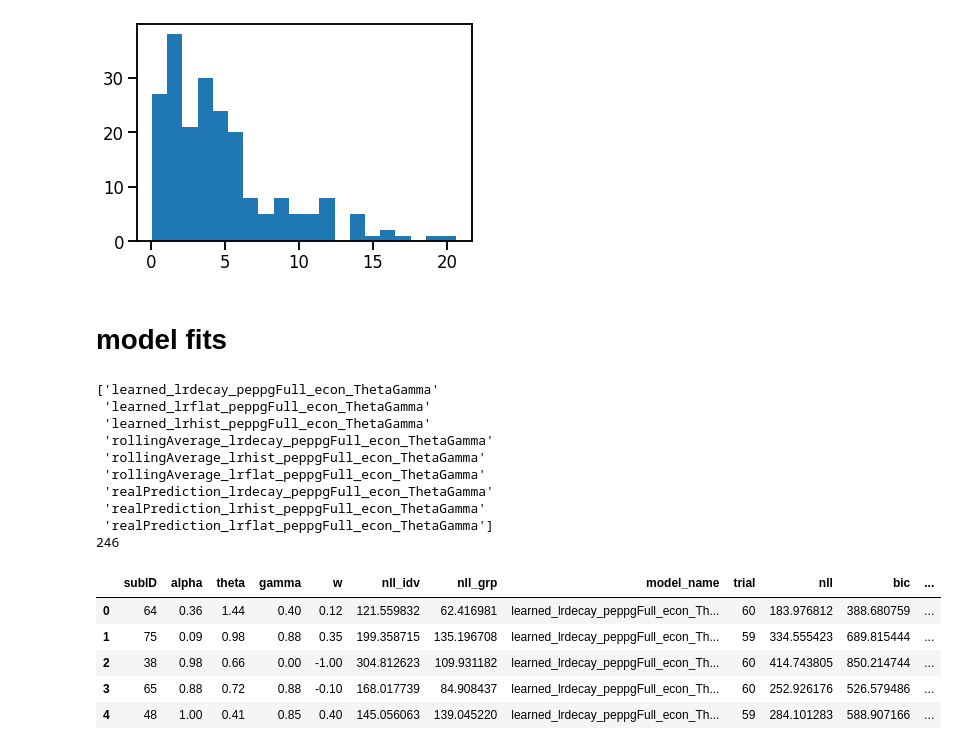
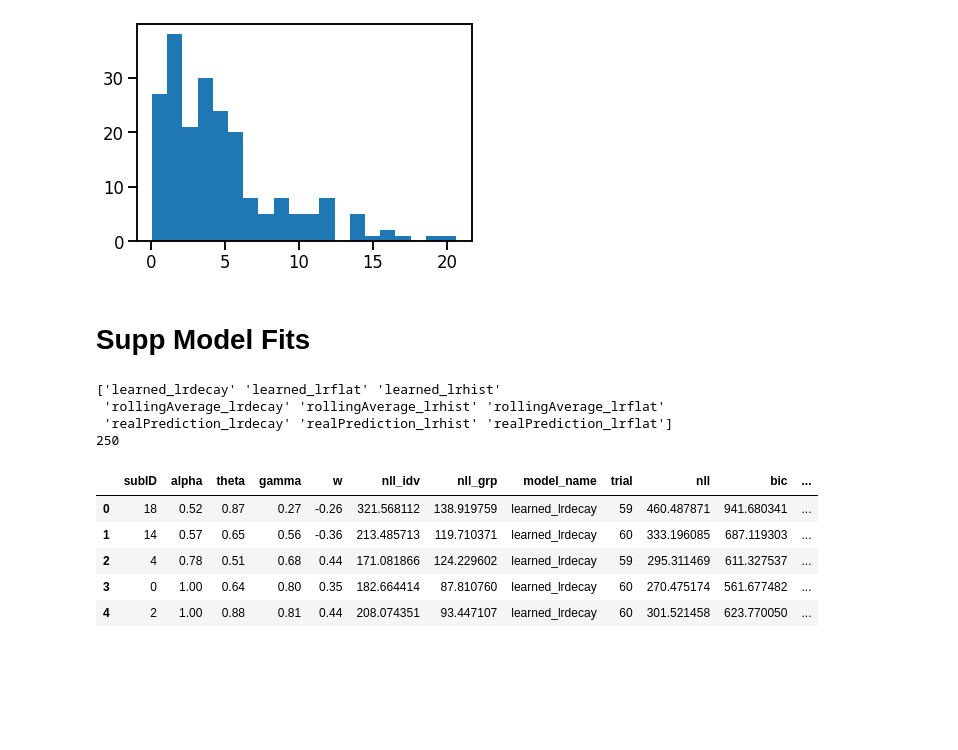
Before and after one commit to gracewndeng99/dyadForaging, a Jupyter notebook: scripts_final/supp_analysis.ipynb, the cells around one changed output. Cells and saved outputs as stored; diff of their text form; code cells hidden in the pictures; blank space fills up the shorter version.

```diff
--- a/scripts_final/supp_analysis.ipynb
+++ b/scripts_final/supp_analysis.ipynb
@@ -905,20 +905,21 @@ plt.hist(d, bins=20)
 [figure]
 [figure]
 # %% [markdown]
-# model fits
+# Supp Model Fits
 # %%
-folder = "conf" #"conf"
+folder='expl'
 def read_model_df(mname, fname, folder = folder):
     if fname != '':
         fname = '_' + fname
     if folder == "conf":
-        rep2 = pd.read_csv(f'../model_fits/rl_rep2/{mname}{fname}.csv')
-        rep2['subID']= rep2['subID'] + 400
+        df = pd.read_csv(f'../model_fits/rl_rep2/{mname}{fname}.csv')
+        df['subID']= df_flat['subID'] + 400
+        df = pd.concat([pd.read_csv(f"../model_fits/rl_{folder}/{mname}{fname}.csv"), df])
 
-        df = pd.concat([rep2, pd.read_csv(f"../model_fits/rl_{folder}/{mname}{fname}.csv")])
     else:
         df = pd.read_csv(f"../model_fits/rl_{folder}/{mname}{fname}.csv")
 
+    # print(len(df['subID'].unique()))
     return df
 
 # mymodel = "lrflat_peppgFull_econ_ThetaGamma"
@@ -949,6 +950,13 @@ def myaic(nll, k, N = 176):
 # print(np.mean(params_df['nll']))
 
 # params_df.head()
+
+if folder=='conf':
+    df_group = pd.read_csv('../processed_data/parsed_group_rep2.csv')
+    df_group['subID'] = df_group['subID'] + 400
+    df_group = pd.concat([pd.read_csv('../processed_data/parsed_group_conf.csv'), df_group]).reset_index(drop=True)
+else:
+    df_group = pd.read_csv(f'../processed_data/parsed_group_{folder}.csv')
 # %%
 # mymodel = "lrhist_peppgFull_econ_ThetaGamma"
 # # mymodel2 = "deltaWeightBlame"
@@ -1020,49 +1028,46 @@ m1_list = [
         "realPrediction_lrhist_peppgFull_econ_ThetaGamma",
         "realPrediction_lrflat_peppgFull_econ_ThetaGamma",
         ]
 m2_list = ["arbWeight_llh"] #"deltaWeight",
 
 all_params_df = pd.DataFrame()
 
 for mymodel in m1_list:
     for mymodel2 in m2_list:
         # try:
         params_df = read_model_df(f"{mymodel}_{mymodel2}", '')
-        params_df['model_name'] = mymodel
+        params_df['model_name'] = "_".join(mymodel.split("_")[:2])
         k = 4 if "asIfIdv" not in mymodel2 else 3
         num_trials = df_group.query('step_rt<8').groupby('subID', as_index=False)['trial'].count()
         params_df = pd.merge(params_df, num_trials)
         if 'nll' not in params_df.columns:
             params_df['nll'] = params_df['nll_idv'] + params_df['nll_grp']
         params_df['bic'] = params_df.apply(lambda row: mybic(row['nll'], k, 118+row['trial']), axis=1)
         params_df['aic'] = params_df.apply(lambda row: myaic(row['nll'], k, 118+row['trial']), axis=1)
         all_params_df = pd.concat([all_params_df, params_df])
         # except:
         #     pass
 
 print(all_params_df['model_name'].unique())
 print(len(all_params_df['subID'].unique()))
+all_params_df['model_name'] = all_params_df['model_name'].str.replace(
+    'lrhist', 'lrlinear', regex=False
+)
 # if min(all_params_df['subID'])==1:
 #     all_params_df['subID'] = all_params_df['subID'] - 1
 # print(f"{len(params_df.subID.unique())} subs with avg nll = {np.mean(params_df.loc[params_df.nll!=np.inf]['nll'])}")
 all_params_df.head()
 # %% [output]
-['learned_lrdecay_peppgFull_econ_ThetaGamma'
- 'learned_lrflat_peppgFull_econ_ThetaGamma'
- 'learned_lrhist_peppgFull_econ_ThetaGamma'
- 'rollingAverage_lrdecay_peppgFull_econ_ThetaGamma'
- 'rollingAverage_lrhist_peppgFull_econ_ThetaGamma'
- 'rollingAverage_lrflat_peppgFull_econ_ThetaGamma'
- 'realPrediction_lrdecay_peppgFull_econ_ThetaGamma'
- 'realPrediction_lrhist_peppgFull_econ_ThetaGamma'
- 'realPrediction_lrflat_peppgFull_econ_ThetaGamma']
-246
+['learned_lrdecay' 'learned_lrflat' 'learned_lrhist'
+ 'rollingAverage_lrdecay' 'rollingAverage_lrhist' 'rollingAverage_lrflat'
+ 'realPrediction_lrdecay' 'realPrediction_lrhist' 'realPrediction_lrflat']
+250
 |  | subID | alpha | theta | gamma | w | nll_idv | nll_grp | model_name | trial | nll | bic | ... |
-| 0 | 64 | 0.36 | 1.44 | 0.40 | 0.12 | 121.559832 | 62.416981 | learned_lrdecay_peppgFull_econ_Th... | 60 | 183.976812 | 388.680759 | ... |
-| 1 | 75 | 0.09 | 0.98 | 0.88 | 0.35 | 199.358715 | 135.196708 | learned_lrdecay_peppgFull_econ_Th... | 59 | 334.555423 | 689.815444 | ... |
-| 2 | 38 | 0.98 | 0.66 | 0.00 | -1.00 | 304.812623 | 109.931182 | learned_lrdecay_peppgFull_econ_Th... | 60 | 414.743805 | 850.214744 | ... |
-| 3 | 65 | 0.88 | 0.72 | 0.88 | -0.10 | 168.017739 | 84.908437 | learned_lrdecay_peppgFull_econ_Th... | 60 | 252.926176 | 526.579486 | ... |
-| 4 | 48 | 1.00 | 0.41 | 0.85 | 0.40 | 145.056063 | 139.045220 | learned_lrdecay_peppgFull_econ_Th... | 59 | 284.101283 | 588.907166 | ... |
+| 0 | 18 | 0.52 | 0.87 | 0.27 | -0.26 | 321.568112 | 138.919759 | learned_lrdecay | 59 | 460.487871 | 941.680341 | ... |
+| 1 | 14 | 0.57 | 0.65 | 0.56 | -0.36 | 213.485713 | 119.710371 | learned_lrdecay | 60 | 333.196085 | 687.119303 | ... |
+| 2 | 4 | 0.78 | 0.51 | 0.68 | 0.44 | 171.081866 | 124.229602 | learned_lrdecay | 59 | 295.311469 | 611.327537 | ... |
+| 3 | 0 | 1.00 | 0.64 | 0.80 | 0.35 | 182.664414 | 87.810760 | learned_lrdecay | 60 | 270.475174 | 561.677482 | ... |
+| 4 | 2 | 1.00 | 0.88 | 0.81 | 0.44 | 208.074351 | 93.447107 | learned_lrdecay | 60 | 301.521458 | 623.770050 | ... |
 # %%
 order = all_params_df.groupby('model_name')['bic'].mean().sort_values().index
 
```
Also changed, not shown: parts of 5 cells of this notebook, 19 other files.
